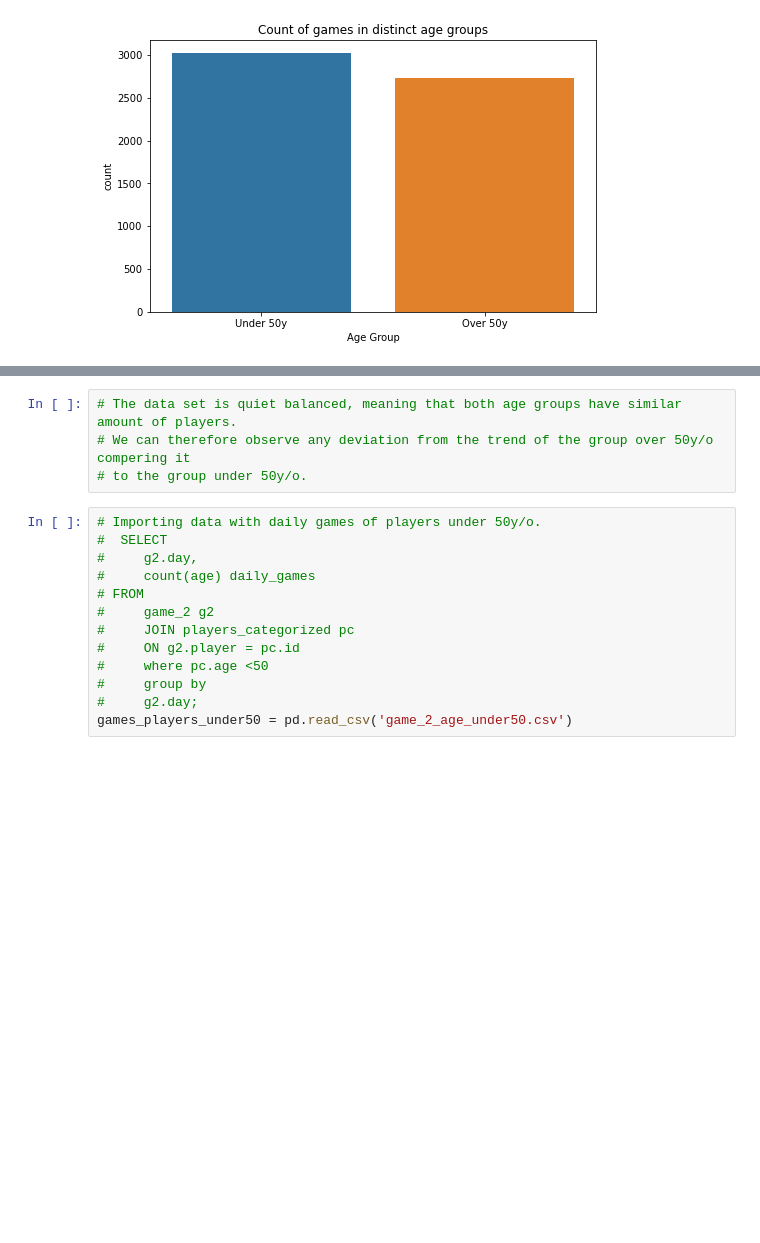
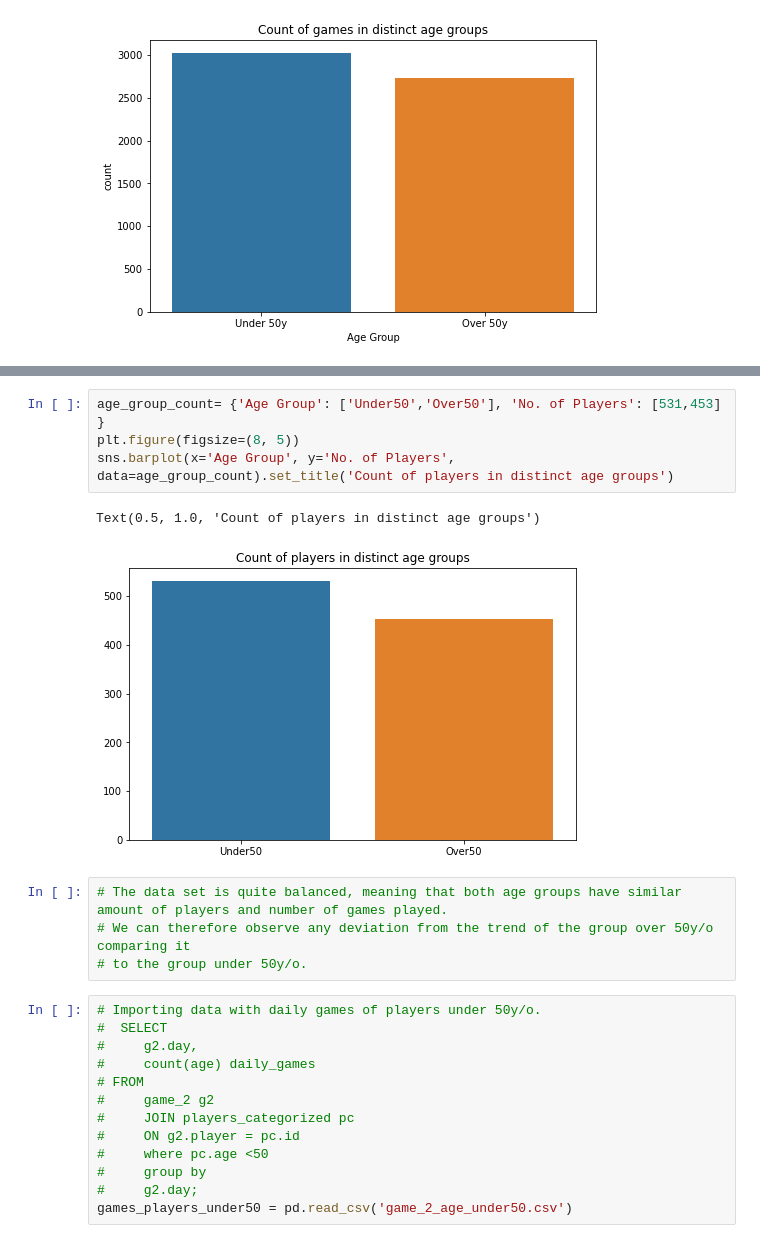
Before and after one commit to MichalGrabicki/3_Tasks_Data_Analysis_Python, a Jupyter notebook: Johnnybros_Task3.ipynb, the cells around one changed output, grey strips where cells are left out. Cells and saved outputs as stored; diff of their text form; blank space fills up the shorter version.

```diff
--- a/Johnnybros_Task3.ipynb
+++ b/Johnnybros_Task3.ipynb
@@ -80,6 +98,13 @@ Text(0.5, 1.0, 'Count of games in distinct age groups')
+# %%
+age_group_count= {'Age Group': ['Under50','Over50'], 'No. of Players': [531,453]  }
+plt.figure(figsize=(8, 5))
+sns.barplot(x='Age Group', y='No. of Players', data=age_group_count).set_title('Count of players in distinct age groups')
+# %% [output]
+Text(0.5, 1.0, 'Count of players in distinct age groups')
+[figure, added]
 # %%
-# The data set is quiet balanced, meaning that both age groups have similar amount of players.
-# We can therefore observe any deviation from the trend of the group over 50y/o compering it
+# The data set is quite balanced, meaning that both age groups have similar amount of players and number of games played.
+# We can therefore observe any deviation from the trend of the group over 50y/o comparing it
 # to the group under 50y/o.
 # %%
 # Importing data with daily games of players under 50y/o.
```
Also changed, not shown: parts of 3 cells of this notebook.
